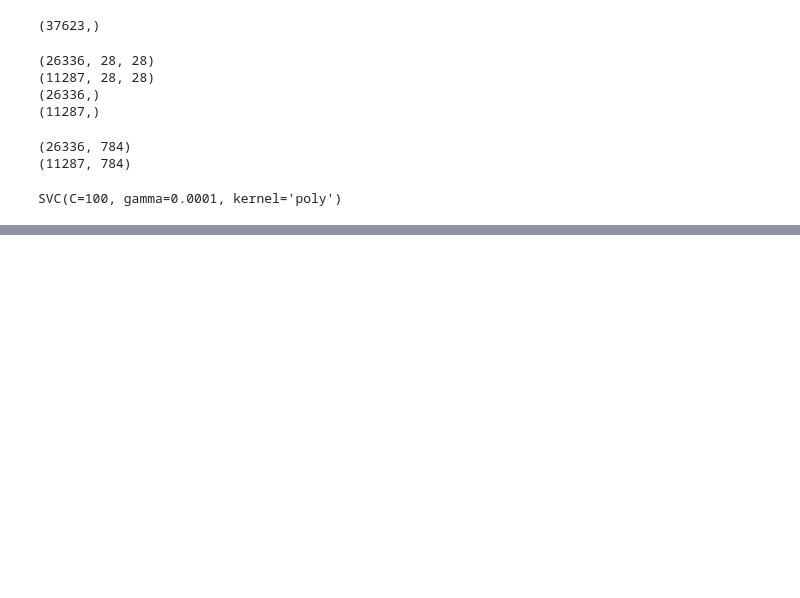
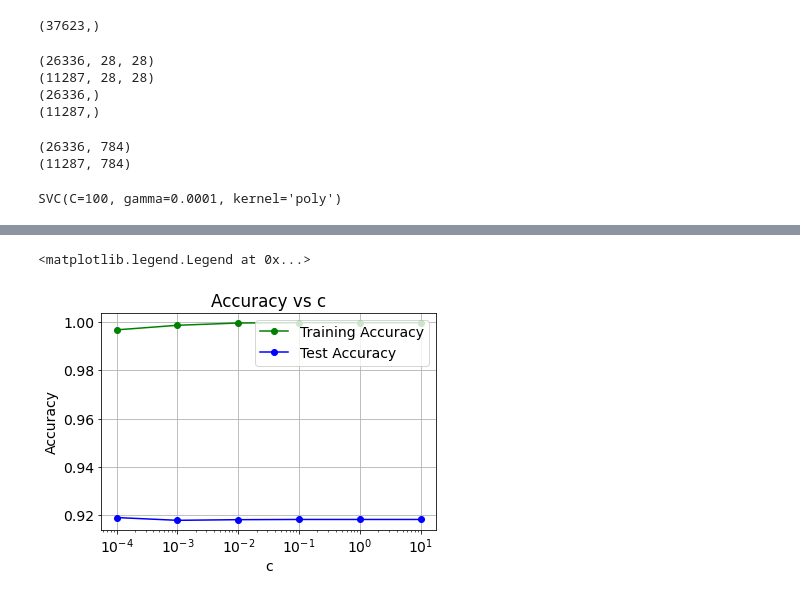
Before and after one commit to karennarod/license_plate_detection, a Jupyter notebook: Final_SVMs.ipynb, the cells around one changed output, grey strips where cells are left out. Cells and saved outputs as stored; diff of their text form; code cells hidden in the pictures; blank space fills up the shorter version.

Commit message:
graphs

```diff
--- a/Final_SVMs.ipynb
+++ b/Final_SVMs.ipynb
@@ -158,0 +143,5 @@ model.score(X_test, y_test)#how good the model is
+# %%
+acc_train_svm_linear = []
+acc_test_svm_linear = []
+cVals= [0.0001, 0.001, 0.01, 0.1, 1, 10]
+c_svm_linear = []
@@ -158,0 +194,14 @@ model.score(X_test, y_test)#how good the model is
+# %%
+plt.plot(cVals, acc_train_svm_linear, color="green", marker="o")
+plt.plot(cVals, acc_test_svm_linear, color="blue", marker="o")
+plt.xscale("log")
+plt.grid()
+plt.xlabel("c")
+plt.ylabel("Accuracy")
+plt.title("Accuracy vs c")
+
+# Use the following function to have a legend
+plt.legend(['Training Accuracy', 'Test Accuracy'], loc='upper right')
+# %% [output]
+<matplotlib.legend.Legend at 0x...>
+[figure, added]
```
Also changed, not shown: parts of 7 cells of this notebook, 3 other files.
